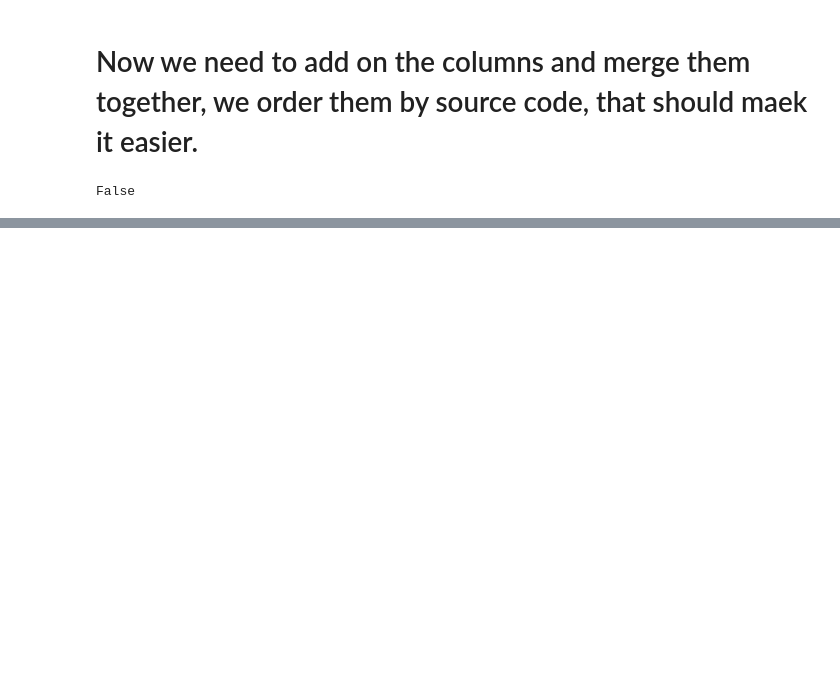
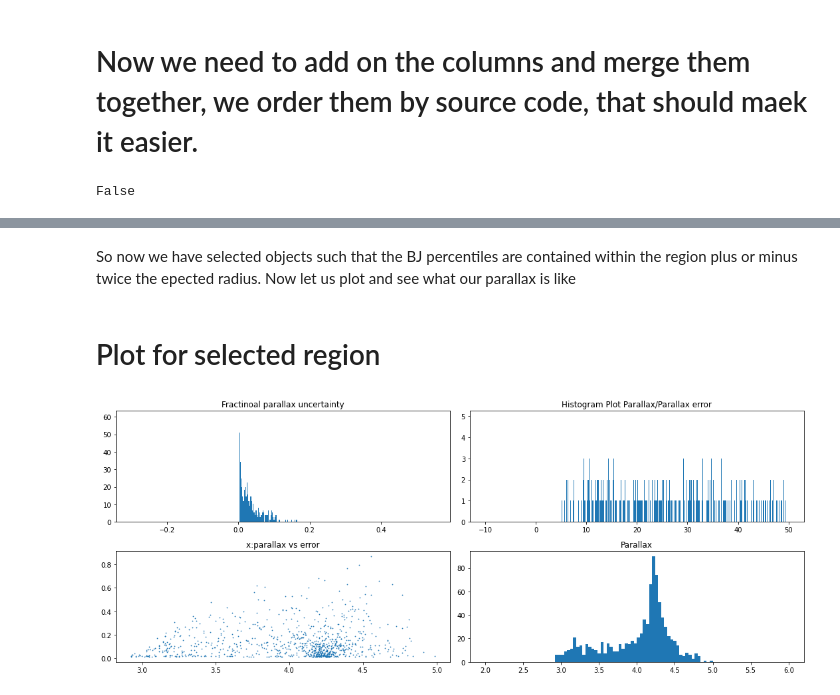
Before and after one commit to ocallam6/cluster, a Jupyter notebook: analysis.ipynb, the cells around one changed output, grey strips where cells are left out. Cells and saved outputs as stored; diff of their text form; code cells hidden in the pictures; blank space fills up the shorter version.

```diff
--- a/analysis.ipynb
+++ b/analysis.ipynb
@@ -237,0 +301,5 @@ TypeError: invalid type promotion with structured datatype(s).
+# %%
+#This is very far away, so what we are going to do is cut using the bailer jones
+upper_r_bound=closest_cluster['Dist']+closest_cluster['Diam']
+lower_r_bound=closest_cluster['Dist']-closest_cluster['Diam']
+selection_region=pd.Interval(left=float(lower_r_bound), right=float(upper_r_bound))
@@ -237,0 +308,6 @@ TypeError: invalid type promotion with structured datatype(s).
+# %%
+selection_gaia=total_gaia[(total_gaia['b_rgeo'] <= upper_r_bound)]
+selection_gaia=selection_gaia[(selection_gaia['B_rgeo'] <= upper_r_bound)]
+selection_gaia=selection_gaia[(selection_gaia['b_rgeo'] >= lower_r_bound)]
+selection_gaia=selection_gaia[(selection_gaia['B_rgeo'] >= lower_r_bound)]
+selection_gaia
@@ -237,0 +328,34 @@ TypeError: invalid type promotion with structured datatype(s).
+# %% [markdown]
+So now we have selected objects such that the BJ percentiles are contained within the region plus or minus twice the epected radius.
+Now let us plot and see what our parallax is like
+# %% [markdown]
+# Plot for selected region
+# %%
+ax0=selection_gaia['parallax_error']
+ax1=selection_gaia['parallax']
+ax2=selection_gaia['parallax_over_error']
+
+fig=plt.figure(figsize=(15,6))
+
+grid=gs.GridSpec(2,2)
+
+a1=plt.subplot(grid[0,0])
+a2=plt.subplot(grid[0,1])
+a3=plt.subplot(grid[1,0])
+a4=plt.subplot(grid[1,1])
+
+a1.hist(1.0/(ax2),density=True,bins=1000,range=[-0.3,0.55])
+a1.set_title('Fractinoal parallax uncertainty')
+
+a2.hist(ax2,density=False,bins=1000,range=[-10,50])
+a2.set_title('Histogram Plot Parallax/Parallax error')
+
+a3.scatter(ax1,ax0,s=0.5)
+a3.set_title('x:parallax vs error')
+
+a4.hist(ax1,density=False,bins=100,range=[2,6])
+a4.set_title('Parallax')
+
+plt.tight_layout()
+# %% [output]
+[figure, added]
```
Also changed, not shown: parts of 25 cells of this notebook.
